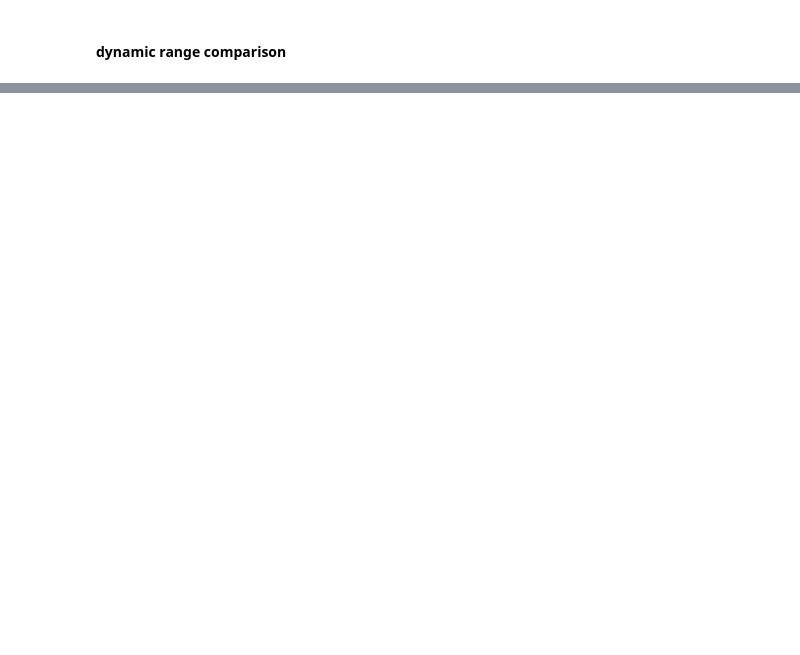
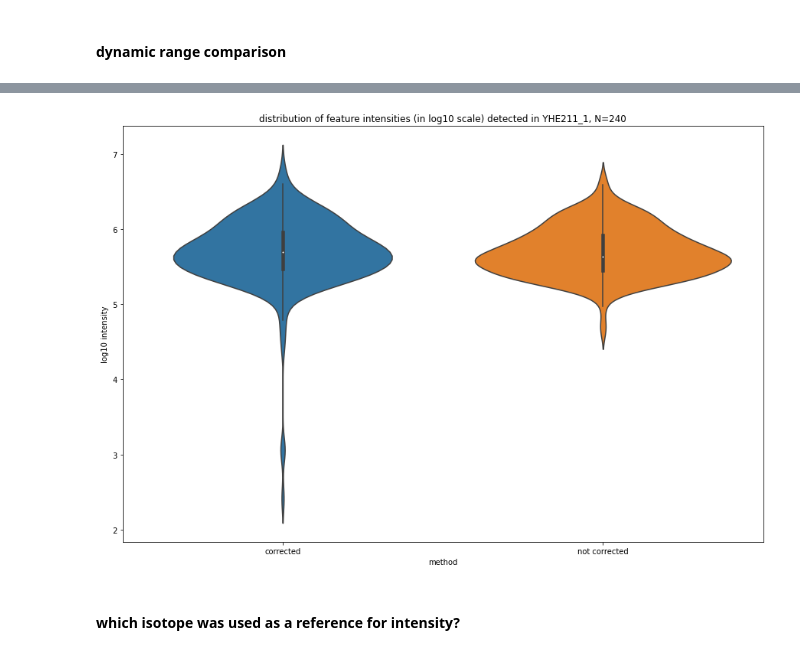
Before and after one commit to WEHI-Proteomics/tfde, a Jupyter notebook: notebooks/paper 2 - identifications with and without saturation correction.ipynb, the cells around one changed output, grey strips where cells are left out. Saved outputs shown, nothing was run; the diff lists cells and outputs as text; code cells hidden in the pictures; blank space fills up the shorter version.

```diff
--- a/notebooks/paper 2 - identifications with and without saturation correction.ipynb
+++ b/notebooks/paper 2 - identifications with and without saturation correction.ipynb
@@ -88,9 +172,0 @@ Name: mono_intensity_adjustment_outcome, dtype: int64
-# %%
-features_l = []
-for idx,row in enumerate(df.itertuples()):
-    unadjusted_intensity = row.isotopic_peak_intensities_from_raw_points[0]['intensity']
-    adjusted_features_l.append({'intensity':unadjusted_intensity, 'method':'unadjusted'})
-    adjusted_intensity = row.isotopic_peak_intensities_from_raw_points[0]['inferred_intensity']
-    adjusted_features_l.append({'intensity':adjusted_intensity, 'method':'adjusted'})
-adjusted_features_df = pd.DataFrame(adjusted_features_l)
-adjusted_features_df['intensity_log'] = np.log10(adjusted_features_df.intensity)
@@ -103,0 +207,18 @@ _ = plt.title('distribution of feature intensities (in log10 scale) detected in
+# %%
+adj_with_cs_df = identifications_with_cs_df[identifications_with_cs_df.mono_intensity_adjustment_outcome == 'monoisotopic_saturated_adjusted']
+# %%
+adj_l = []
+for row in adj_with_cs_df.itertuples():
+    adj_l.append({'feature_intensity':row.mono_intensity_with_saturation_correction, 'method':'corrected'})
+    adj_l.append({'feature_intensity':row.mono_intensity_without_saturation_correction, 'method':'not corrected'})
+adj_df = pd.DataFrame(adj_l)
+adj_df['intensity_log'] = np.log10(adj_df.feature_intensity)
+# %%
+plt.figure(figsize=(15,10))
+ax = sns.violinplot(x=adj_df.method, y=adj_df.intensity_log)
+_ = plt.ylabel("log10 intensity")
+_ = plt.title('distribution of feature intensities (in log10 scale) detected in YHE211_1, N={}'.format(len(adj_with_cs_df)))
+# %% [output]
+[figure, added]
+# %% [markdown]
+#### which isotope was used as a reference for intensity?
```
Also changed, not shown: parts of 30 cells of this notebook.
